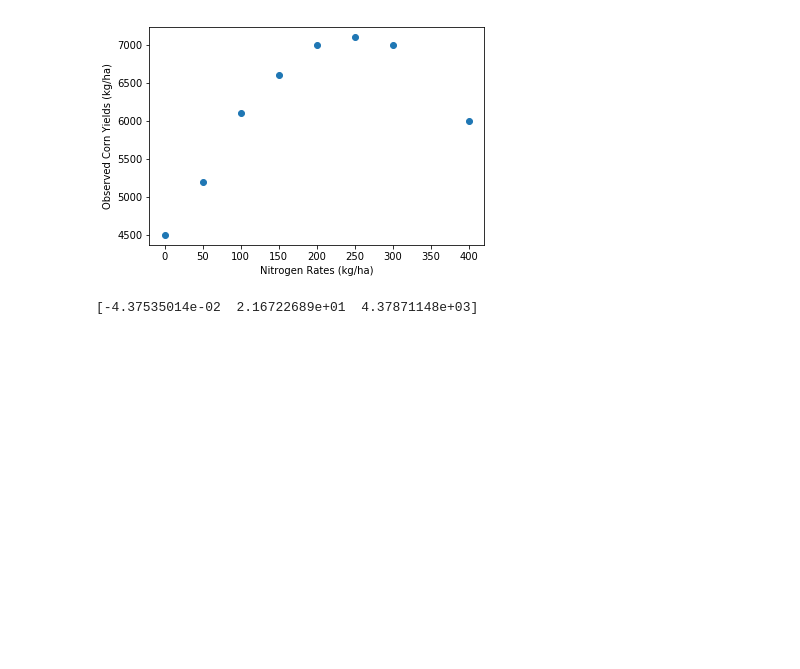
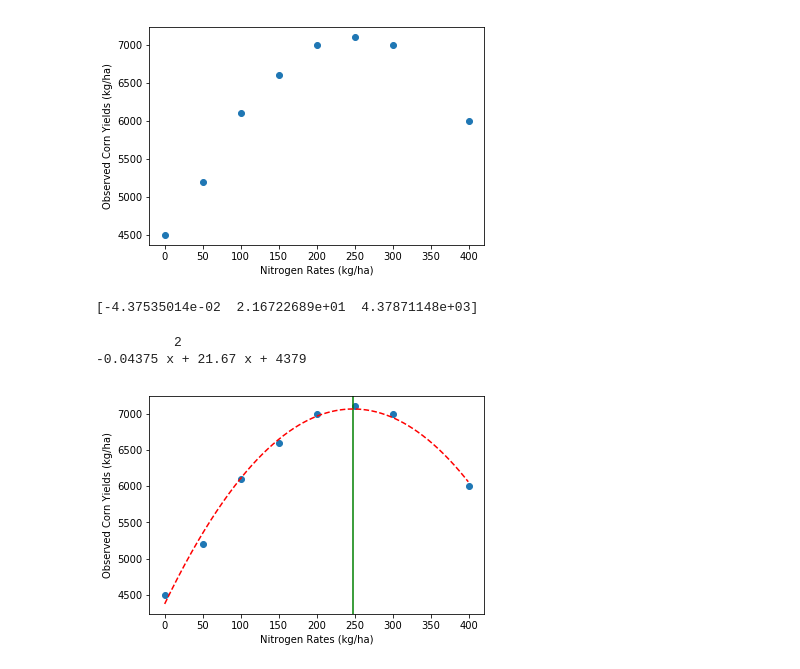
Before and after one commit to Rachel-Veenstra/AGRON935-Class-Notes, a Jupyter notebook: polynomial_fit.ipynb, the cells around one changed output. Cells and saved outputs as stored; diff of their text form; code cells hidden in the pictures; blank space fills up the shorter version.

```diff
--- a/polynomial_fit.ipynb
+++ b/polynomial_fit.ipynb
@@ -18,3 +18,23 @@ print(par)
 # %% [output]
 [figure]
 [-4.37535014e-02  2.16722689e+01  4.37871148e+03]
+# %%
+polyfun = np.poly1d(par)
+
+print(polyfun)
+
+plt.scatter(nitrogen_rate, obs_corn_yield)
+plt.xlabel('Nitrogen Rates (kg/ha)')
+plt.ylabel('Observed Corn Yields (kg/ha)')
+
+nitrogen_rate_pred = np.arange(np.min(nitrogen_rate), np.max(nitrogen_rate),1)
+corn_yield_pred = polyfun(nitrogen_rate_pred)
+
+plt.axvline(first_der.argmin(), color = 'g')
+
+plt.plot(corn_yield_pred, '--r')
+plt.show()
+# %% [output]
+          2
+-0.04375 x + 21.67 x + 4379
+[figure, added]
```
Also changed, not shown: parts of 3 cells of this notebook, 1 other file.
